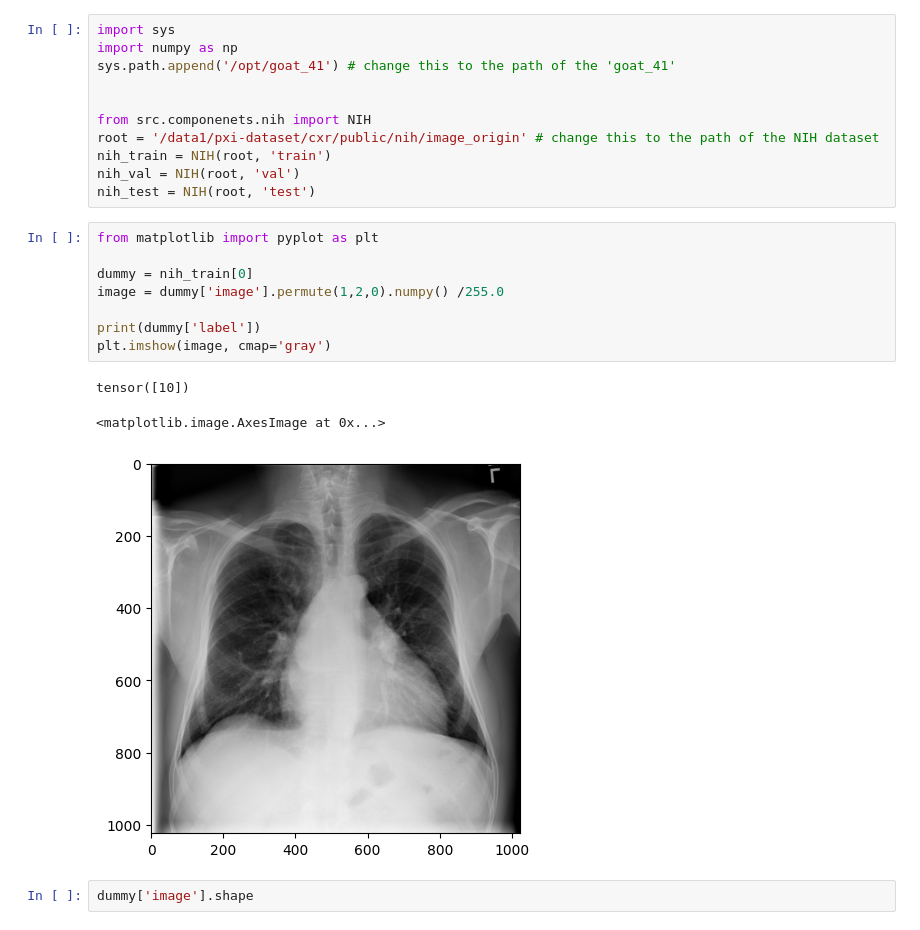
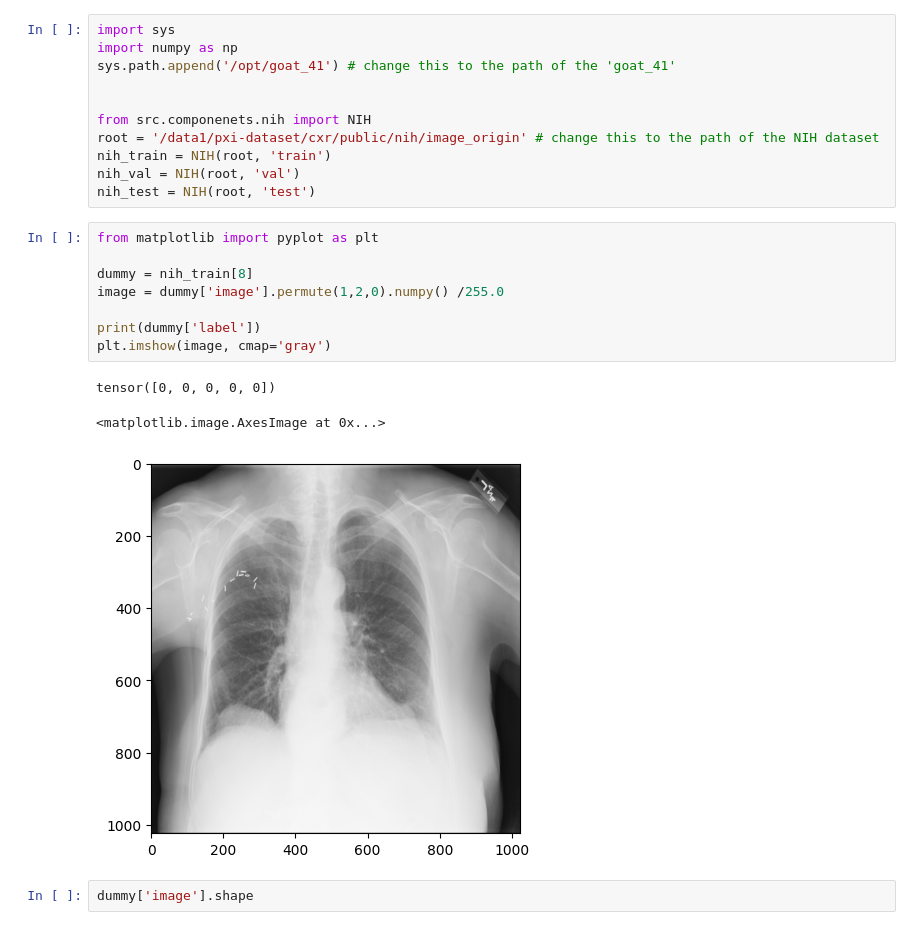
Before and after one commit to LEEMOARE/GOAT_41, a Jupyter notebook: examples/check_nihset.ipynb, the cells around one changed output. Drawn from its saved outputs; the diff is of its cells as text.

```diff
--- a/examples/check_nihset.ipynb
+++ b/examples/check_nihset.ipynb
@@ -12,15 +12,15 @@ nih_test = NIH(root, 'test')
 # %%
 from matplotlib import pyplot as plt
 
-dummy = nih_train[0]
+dummy = nih_train[8]
 image = dummy['image'].permute(1,2,0).numpy() /255.0
 
 print(dummy['label'])
 plt.imshow(image, cmap='gray')
 # %% [output]
-tensor([10])
+tensor([0, 0, 0, 0, 0])
 <matplotlib.image.AxesImage at 0x...>
-[figure, old version]
+[figure, new version]
 # %%
 dummy['image'].shape
 # %% [output]
```
Also changed, not shown: 5 other files.
